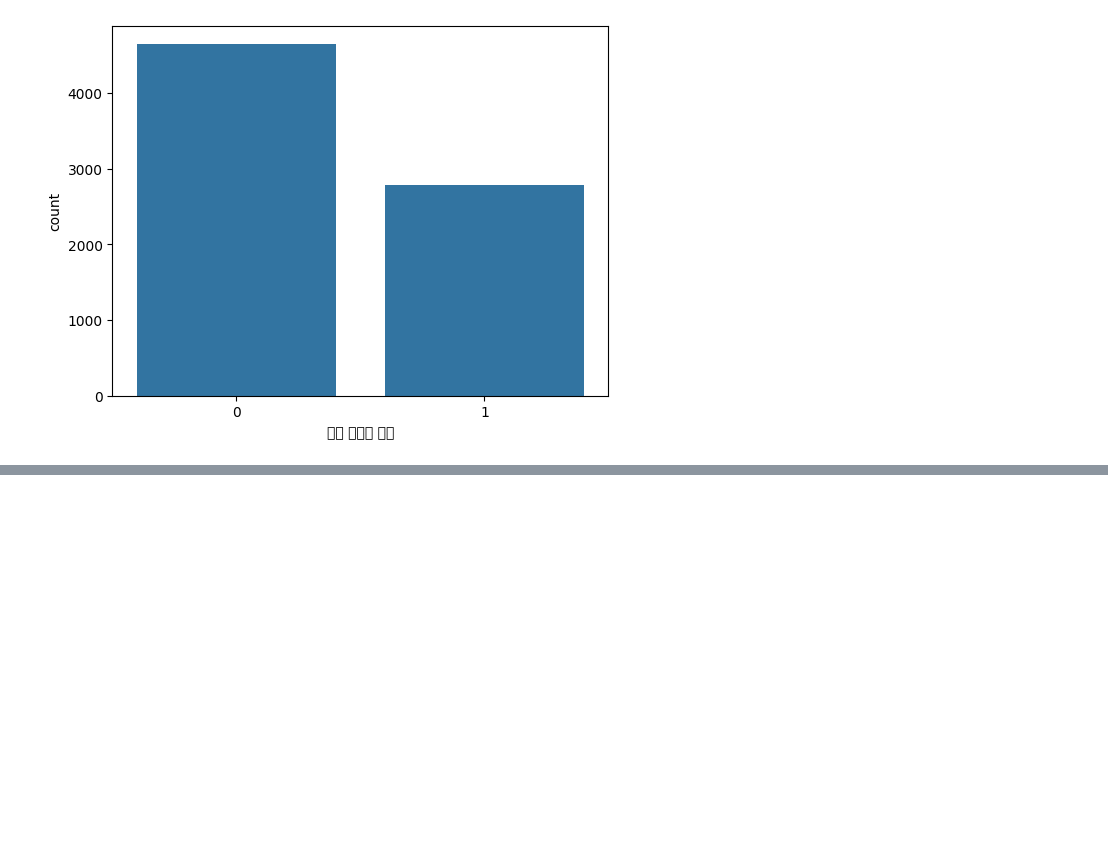
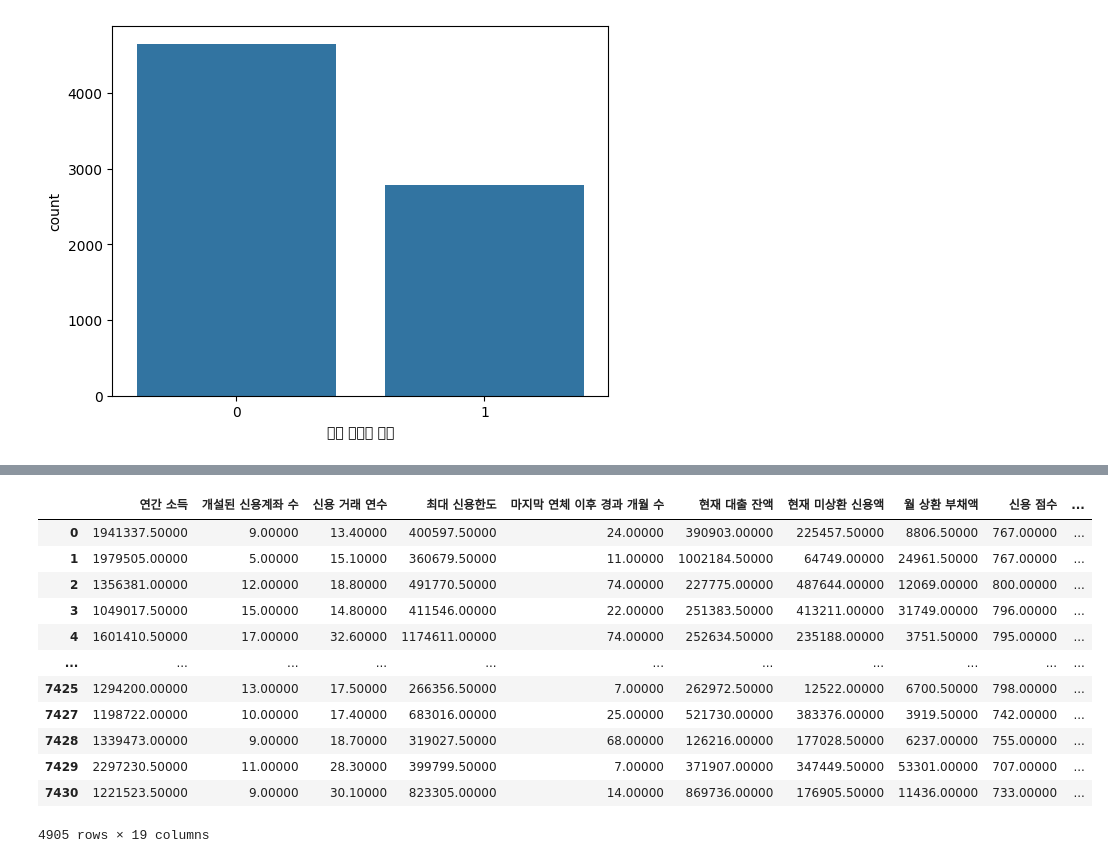
Before and after one commit to jayiuk/default-pred, a Jupyter notebook: eda_data.ipynb, the cells around one changed output, grey strips where cells are left out. Cells and saved outputs as stored; diff of their text form; code cells hidden in the pictures; blank space fills up the shorter version.

```diff
--- a/eda_data.ipynb
+++ b/eda_data.ipynb
@@ -442,0 +555,16 @@ sns.barplot(train_no_target_vc)
+# %%
+train_no_copy_700
+# %% [output]
+|  | 연간 소득 | 개설된 신용계좌 수 | 신용 거래 연수 | 최대 신용한도 | 마지막 연체 이후 경과 개월 수 | 현재 대출 잔액 | 현재 미상환 신용액 | 월 상환 부채액 | 신용 점수 | ... |
+| 0 | 1941337.50000 | 9.00000 | 13.40000 | 400597.50000 | 24.00000 | 390903.00000 | 225457.50000 | 8806.50000 | 767.00000 | ... |
+| 1 | 1979505.00000 | 5.00000 | 15.10000 | 360679.50000 | 11.00000 | 1002184.50000 | 64749.00000 | 24961.50000 | 767.00000 | ... |
+| 2 | 1356381.00000 | 12.00000 | 18.80000 | 491770.50000 | 74.00000 | 227775.00000 | 487644.00000 | 12069.00000 | 800.00000 | ... |
+| 3 | 1049017.50000 | 15.00000 | 14.80000 | 411546.00000 | 22.00000 | 251383.50000 | 413211.00000 | 31749.00000 | 796.00000 | ... |
+| 4 | 1601410.50000 | 17.00000 | 32.60000 | 1174611.00000 | 74.00000 | 252634.50000 | 235188.00000 | 3751.50000 | 795.00000 | ... |
+| ... | ... | ... | ... | ... | ... | ... | ... | ... | ... | ... |
+| 7425 | 1294200.00000 | 13.00000 | 17.50000 | 266356.50000 | 7.00000 | 262972.50000 | 12522.00000 | 6700.50000 | 798.00000 | ... |
+| 7427 | 1198722.00000 | 10.00000 | 17.40000 | 683016.00000 | 25.00000 | 521730.00000 | 383376.00000 | 3919.50000 | 742.00000 | ... |
+| 7428 | 1339473.00000 | 9.00000 | 18.70000 | 319027.50000 | 68.00000 | 126216.00000 | 177028.50000 | 6237.00000 | 755.00000 | ... |
+| 7429 | 2297230.50000 | 11.00000 | 28.30000 | 399799.50000 | 7.00000 | 371907.00000 | 347449.50000 | 53301.00000 | 707.00000 | ... |
+| 7430 | 1221523.50000 | 9.00000 | 30.10000 | 823305.00000 | 14.00000 | 869736.00000 | 176905.50000 | 11436.00000 | 733.00000 | ... |
+4905 rows × 19 columns
```
Also changed, not shown: parts of 14 cells of this notebook.
